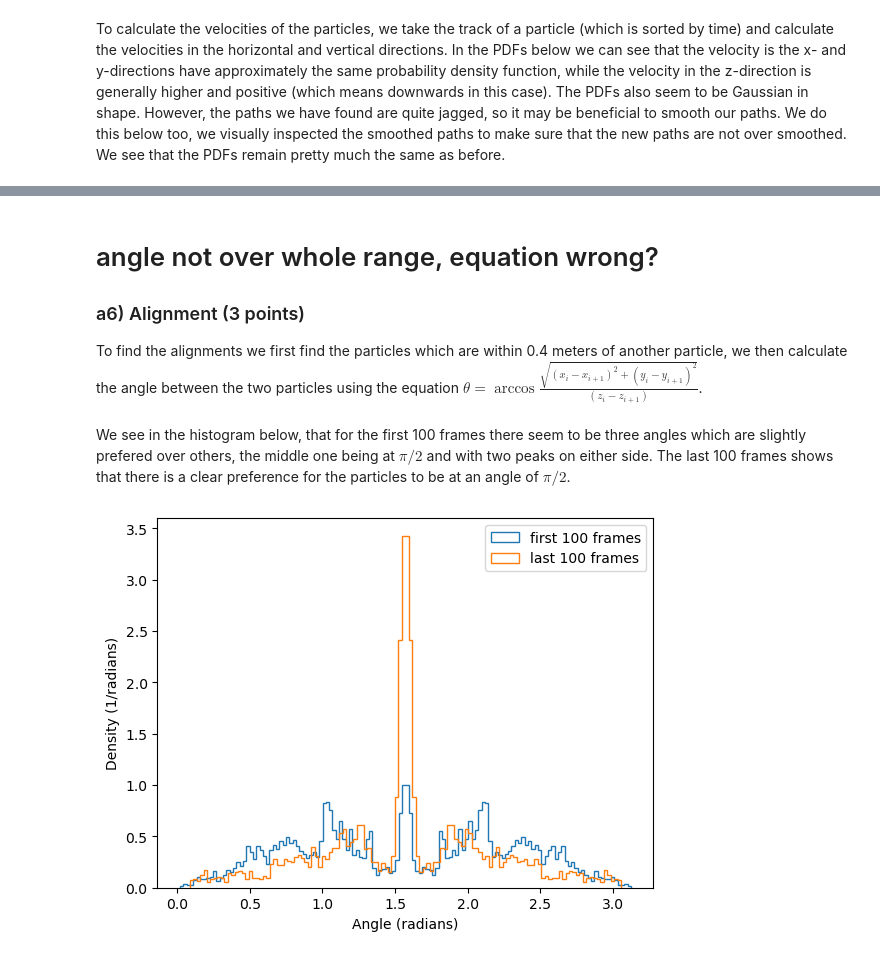
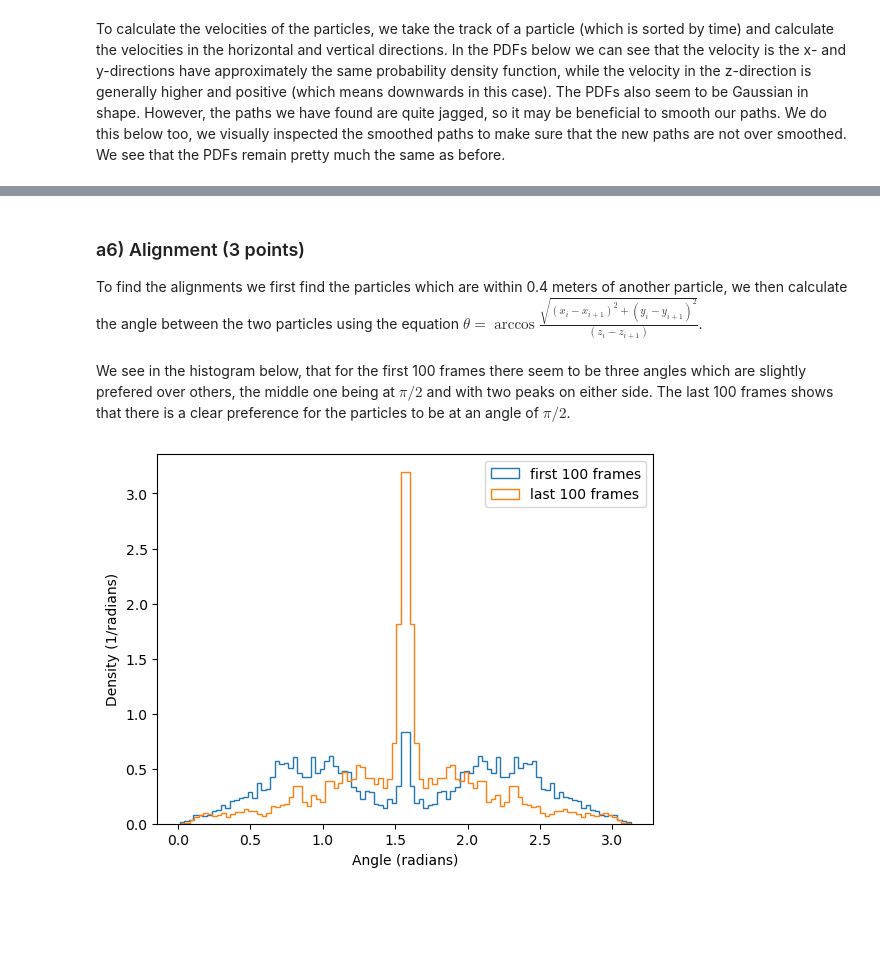
Before and after one commit to TFLVerouden/ETPoF, a Jupyter notebook: HW3/ETPoF_HW3_Ann.ipynb, the cells around one changed output, grey strips where cells are left out. Saved outputs shown, nothing was run; the diff lists cells and outputs as text; code cells hidden in the pictures; blank space fills up the shorter version.

```diff
--- a/HW3/ETPoF_HW3_Ann.ipynb
+++ b/HW3/ETPoF_HW3_Ann.ipynb
@@ -56,5 +56,6 @@ Found between 63 and 67 particles in each image, with a median of 66.0.
 # %%
 nN = 200
+res = res_avg[0]/1000
 xA = np.zeros((len(coordsA), 2))
 zA = np.zeros((len(coordsA), 2))
 yB = np.zeros((len(coordsB), 2))
@@ -75,15 +76,15 @@ fig, axs = plt.subplots(1, 2, figsize=(8, 5))
 plt.subplots_adjust(wspace=0.1)
 fig.suptitle('Tracked blobs')
 axs[0].scatter(xA[:, 0], zA[:,0], alpha=0.2, s=3, c=xA[:,1])#, cmap='hsv')
-axs[0].set_ylim([800*(res_avg[0]/1000), 0])
-axs[0].set_xlim([0, 460*(res_avg[0]/1000)])
+axs[0].set_ylim([800*res, 0])
+axs[0].set_xlim([0, 460*res])
 axs[0].set_xlabel('x(m)')
 axs[0].set_ylabel('z(m)')
 axs[0].set_title('Camera A')
 
 axs[1].scatter(yB[:, 0], zB[:,0], alpha=0.2, s=3, c=zB[:,1])#, cmap='hsv')
-axs[1].set_ylim([800*(res_avg[0]/1000), 0])
-axs[1].set_xlim([0, 460*(res_avg[0]/1000)])
+axs[1].set_ylim([800*res, 0])
+axs[1].set_xlim([0, 460*res])
 axs[1].set_xlabel('y(m)')
 axs[1].set_title('Camera B')
 axs[1].set_yticklabels([])
@@ -258,0 +312,27 @@ plt.show()
+# %%
+from PTV_functions import PTV_2DMiddle
+
+#find 2D paths
+xA_m, zA_m = PTV_2DMiddle(xA, zA, middle_frame=65, n_velocity=2, Rmax_v=5*res, Rmax_n=3*res, nN=200)
+yB_m, zB_m = PTV_2DMiddle(yB, zB, middle_frame= 136, n_velocity=4, Rmax_v=6*res, Rmax_n=3*res, nN=200)
+# Plot data
+plt.figure()
+plt.scatter(xA[:, 0], zA[:,0], alpha=0.3, c='gray', s=10)
+for i in range(0, int(np.max(xA_m[:,2]))+1):
+    mask = (xA_m[:,2]==i)
+    plt.plot(xA_m[:,0][mask], zA_m[:,0][mask], c = f'C{i%6}')
+plt.ylim(860*res, 0)
+plt.xlim(0, 460*res)
+plt.title('Camera A')
+plt.show()
+
+# Plot data
+plt.figure()
+plt.scatter(yB[:, 0], zB[:,0], alpha=0.3, c='gray', s=10)
+for i in range(0, int(np.max(yB_m[:,2]))+1):
+    mask = (yB_m[:,2]==i)
+    plt.plot(yB_m[:,0][mask], zB_m[:,0][mask], c = f'C{i%6}')
+plt.ylim(860*res, 0)
+plt.xlim(0, 460*res)
+plt.title('Camera B')
+plt.show()
@@ -342,5 +425,4 @@ plt.show()
 # %% [markdown]
-# angle not over whole range, equation wrong?
 ### a6) Alignment (3 points)
 To find the alignments we first find the particles which are within 0.4 meters of another particle, we then calculate the angle between the two particles using the equation $\theta=\arccos{\frac{\sqrt{(x_i - x_{i+1})^2 + (y_i - y_{i+1})^2}}{(z_i - z_{i+1})}}$.
 \
@@ -408,11 +490,11 @@ for i in (range(0, int(np.max(path_xA[:,2])+1))): #for each particle
                 angle_100to200 = np.append(angle_100to200, theta)
 # %%
 plt.figure()
-plt.hist(angle_1to99, bins=int(np.sqrt(len(angle_1to99))), density='True', histtype='step', label='first 100 frames')
-plt.hist(angle_100to200, bins=int(np.sqrt(len(angle_100to200))), density='True', histtype='step', label='last 100 frames')
+plt.hist(angle_1to99, bins=100, density='True', histtype='step', label='first 100 frames')
+plt.hist(angle_100to200, bins=100, density='True', histtype='step', label='last 100 frames')
 plt.xlabel('Angle (radians)')
 plt.ylabel('Density (1/radians)')
 plt.legend()
 plt.show()
 # %% [output]
-[figure, old version]
+[figure, new version]
```
Also changed, not shown: parts of 14 cells of this notebook, 1 other file.
